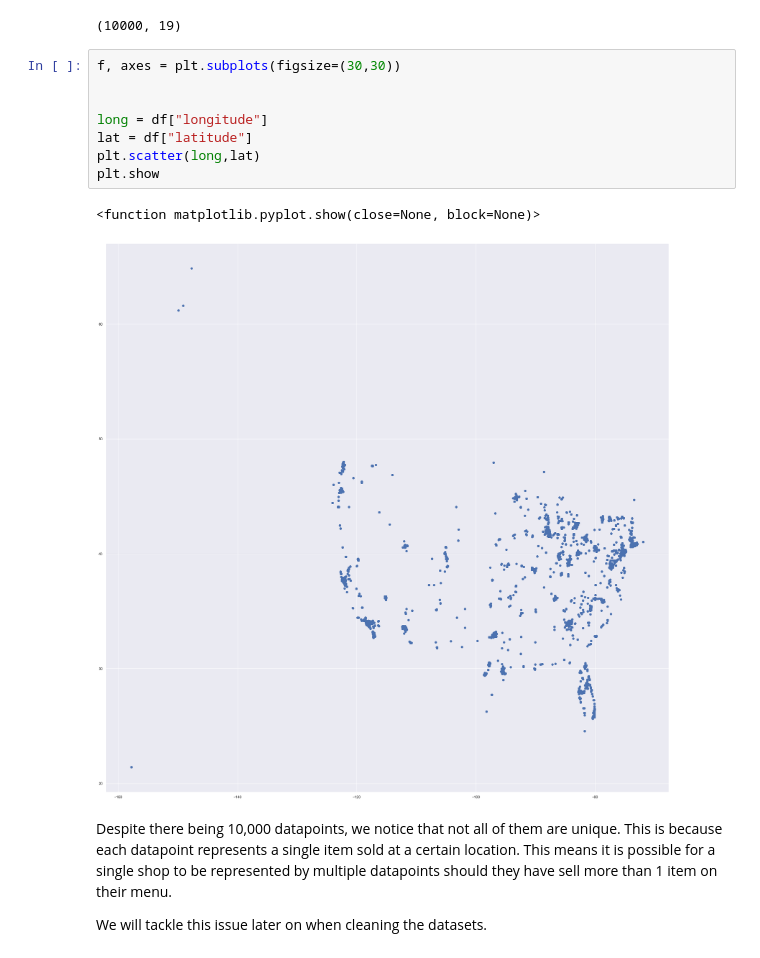
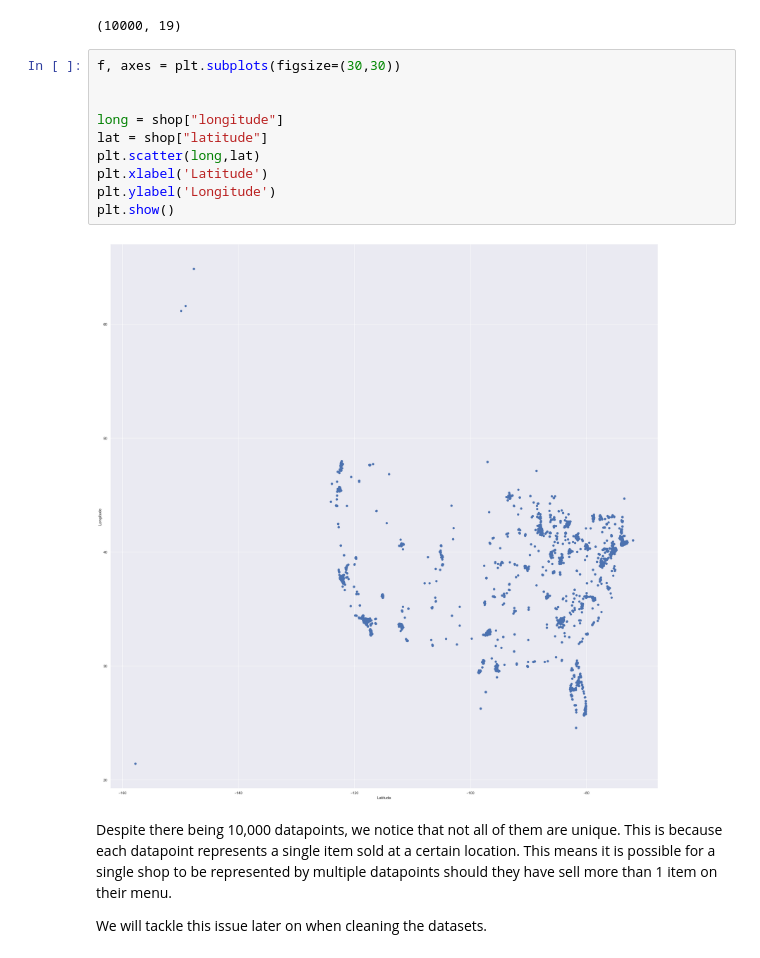
Before and after one commit to jerrell-y/SC1015-miniproj-pizza, a Jupyter notebook: EDA.ipynb, the cells around one changed output. Drawn from its saved outputs; the diff is of its cells as text.

Commit message:
Update EDA
+ Axis title for scatterplot
+ Fixed df to pizza

```diff
--- a/EDA.ipynb
+++ b/EDA.ipynb
@@ -32,14 +32,15 @@ shop.shape
 # %%
 f, axes = plt.subplots(figsize=(30,30))
 
 
-long = df["longitude"]
-lat = df["latitude"]
+long = shop["longitude"]
+lat = shop["latitude"]
 plt.scatter(long,lat)
-plt.show
+plt.xlabel('Latitude')
+plt.ylabel('Longitude')
+plt.show()
 # %% [output]
-<function matplotlib.pyplot.show(close=None, block=None)>
-[figure, old version]
+[figure, new version]
 # %% [markdown]
 Despite there being 10,000 datapoints, we notice that not all of them are unique. This is because each datapoint represents a single item sold at a certain location. This means it is possible for a single shop to be represented by multiple datapoints should they have sell more than 1 item on their menu.
 
```
Also changed, not shown: parts of 2 cells of this notebook.
